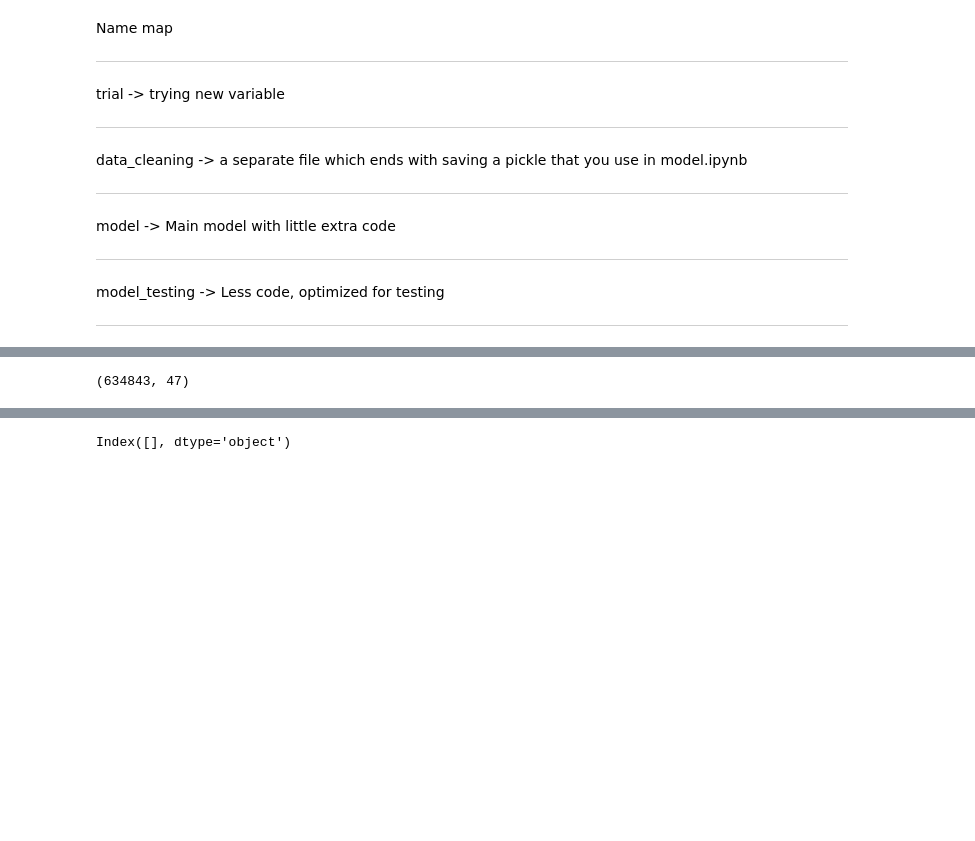
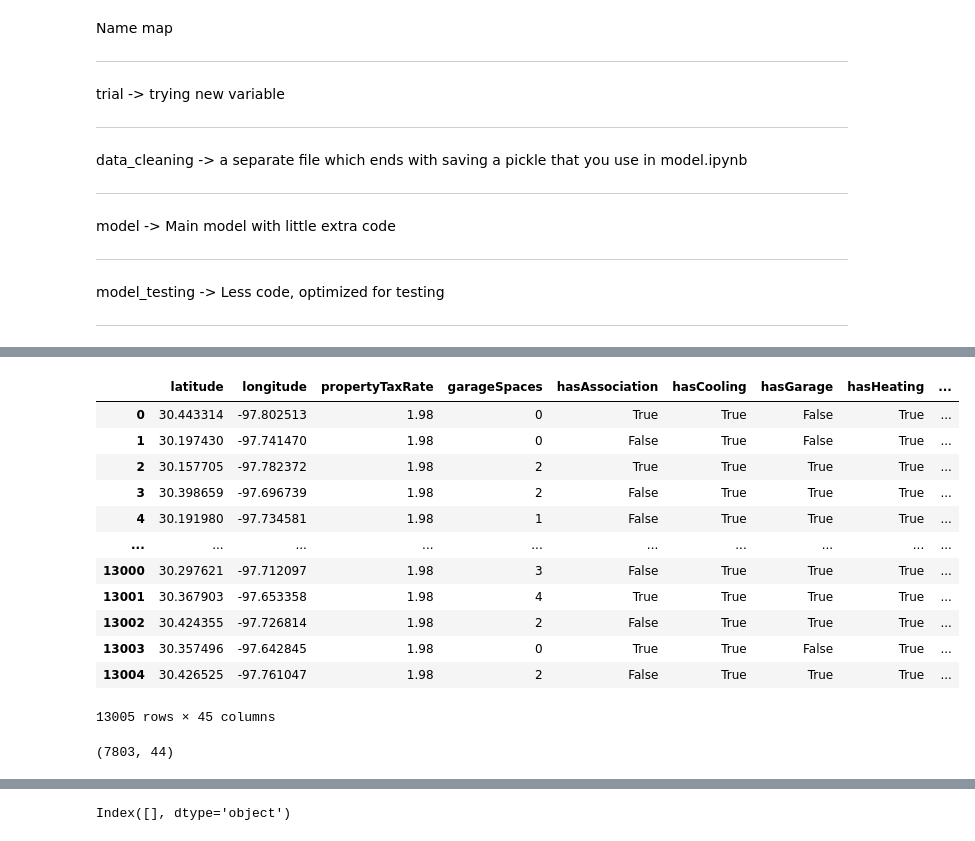
Before and after one commit to Shahahaha11/LION_DEN, a Jupyter notebook: trial2_MODEL_testing.ipynb, the cells around one changed output, grey strips where cells are left out. Drawn from its saved outputs; the diff is of its cells as text; code cells hidden in the pictures; blank space fills up the shorter version.

Commit message:
Just trial from my side

```diff
--- a/trial2_MODEL_testing.ipynb
+++ b/trial2_MODEL_testing.ipynb
@@ -36,2 +36,2 @@ Mounted at /content/drive
 # %%
-df_2 = pd.read_pickle("/content/drive/MyDrive/pickle_data/df_2_trial2.pkl")
+df_2 = pd.read_pickle("/content/drive/MyDrive/df_2_trial2.pkl")
@@ -40,3 +56,19 @@ FileNotFoundError: [Errno 2] No such file or directory: '/content/drive/MyDrive/
+# %%
+df_2
+# %% [output]
+|  | latitude | longitude | propertyTaxRate | garageSpaces | hasAssociation | hasCooling | hasGarage | hasHeating | ... |
+| 0 | 30.443314 | -97.802513 | 1.98 | 0 | True | True | False | True | ... |
+| 1 | 30.197430 | -97.741470 | 1.98 | 0 | False | True | False | True | ... |
+| 2 | 30.157705 | -97.782372 | 1.98 | 2 | True | True | True | True | ... |
+| 3 | 30.398659 | -97.696739 | 1.98 | 2 | False | True | True | True | ... |
+| 4 | 30.191980 | -97.734581 | 1.98 | 1 | False | True | True | True | ... |
+| ... | ... | ... | ... | ... | ... | ... | ... | ... | ... |
+| 13000 | 30.297621 | -97.712097 | 1.98 | 3 | False | True | True | True | ... |
+| 13001 | 30.367903 | -97.653358 | 1.98 | 4 | True | True | True | True | ... |
+| 13002 | 30.424355 | -97.726814 | 1.98 | 2 | False | True | True | True | ... |
+| 13003 | 30.357496 | -97.642845 | 1.98 | 0 | True | True | False | True | ... |
+| 13004 | 30.426525 | -97.761047 | 1.98 | 2 | False | True | True | True | ... |
+13005 rows × 45 columns
 # %%
 # FIRST SPLIT
 n_train = int(0.6 * len(df_2))
@@ -49,7 +81,7 @@ X_test = test.drop(columns=['latestPrice_log'])
 y_test = test['latestPrice_log']
 X_train.shape
 # %% [output]
-(634843, 47)
+(7803, 44)
 # %%
 pip install mgwr
 # %% [output]
```
Also changed, not shown: parts of 10 cells of this notebook.
